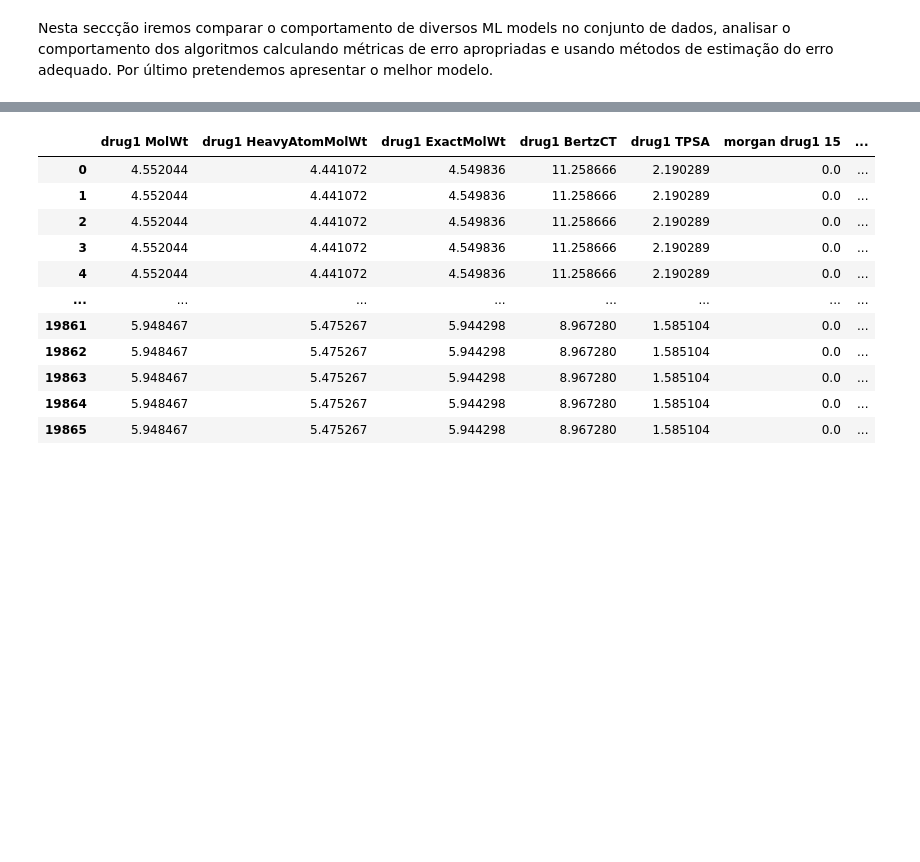
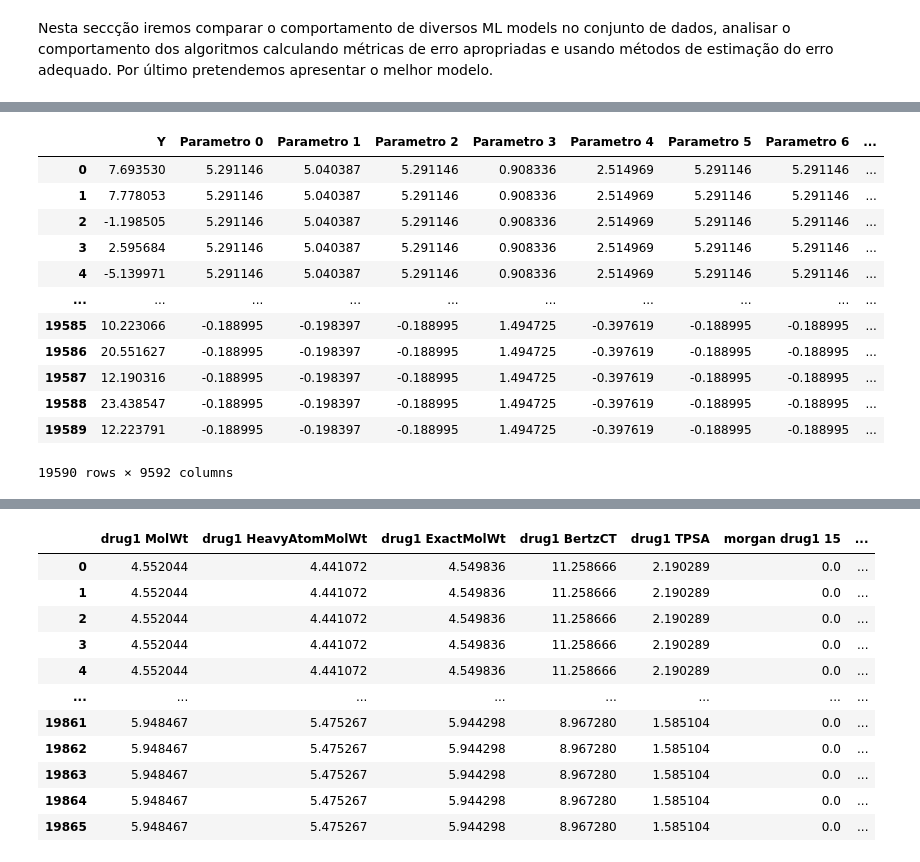
Before and after one commit to GuilhermeLoboSousa/Work-SIB, a Jupyter notebook: Parte 3.ipynb, the cells around one changed output, grey strips where cells are left out. Saved outputs shown, nothing was run; the diff lists cells and outputs as text; code cells hidden in the pictures; blank space fills up the shorter version.

```diff
--- a/Parte 3.ipynb
+++ b/Parte 3.ipynb
@@ -56,0 +57,4 @@ print(data)
+# %%
+path2="C:\\Users\\guilh\\OneDrive - Universidade de Aveiro\\Guilherme\\combinacao.csv"
+combinacao=pd.read_csv(path2)
+combinacao
@@ -56,0 +75,17 @@ print(data)
+# %%
+data["combinacao"]=combinacao["combinações"]
+data
+# %% [output]
+|  | Y | Parametro 0 | Parametro 1 | Parametro 2 | Parametro 3 | Parametro 4 | Parametro 5 | Parametro 6 | ... |
+| 0 | 7.693530 | 5.291146 | 5.040387 | 5.291146 | 0.908336 | 2.514969 | 5.291146 | 5.291146 | ... |
+| 1 | 7.778053 | 5.291146 | 5.040387 | 5.291146 | 0.908336 | 2.514969 | 5.291146 | 5.291146 | ... |
+| 2 | -1.198505 | 5.291146 | 5.040387 | 5.291146 | 0.908336 | 2.514969 | 5.291146 | 5.291146 | ... |
+| 3 | 2.595684 | 5.291146 | 5.040387 | 5.291146 | 0.908336 | 2.514969 | 5.291146 | 5.291146 | ... |
+| 4 | -5.139971 | 5.291146 | 5.040387 | 5.291146 | 0.908336 | 2.514969 | 5.291146 | 5.291146 | ... |
+| ... | ... | ... | ... | ... | ... | ... | ... | ... | ... |
+| 19585 | 10.223066 | -0.188995 | -0.198397 | -0.188995 | 1.494725 | -0.397619 | -0.188995 | -0.188995 | ... |
+| 19586 | 20.551627 | -0.188995 | -0.198397 | -0.188995 | 1.494725 | -0.397619 | -0.188995 | -0.188995 | ... |
+| 19587 | 12.190316 | -0.188995 | -0.198397 | -0.188995 | 1.494725 | -0.397619 | -0.188995 | -0.188995 | ... |
+| 19588 | 23.438547 | -0.188995 | -0.198397 | -0.188995 | 1.494725 | -0.397619 | -0.188995 | -0.188995 | ... |
+| 19589 | 12.223791 | -0.188995 | -0.198397 | -0.188995 | 1.494725 | -0.397619 | -0.188995 | -0.188995 | ... |
+19590 rows × 9592 columns
```
Also changed, not shown: parts of 5 cells of this notebook.
